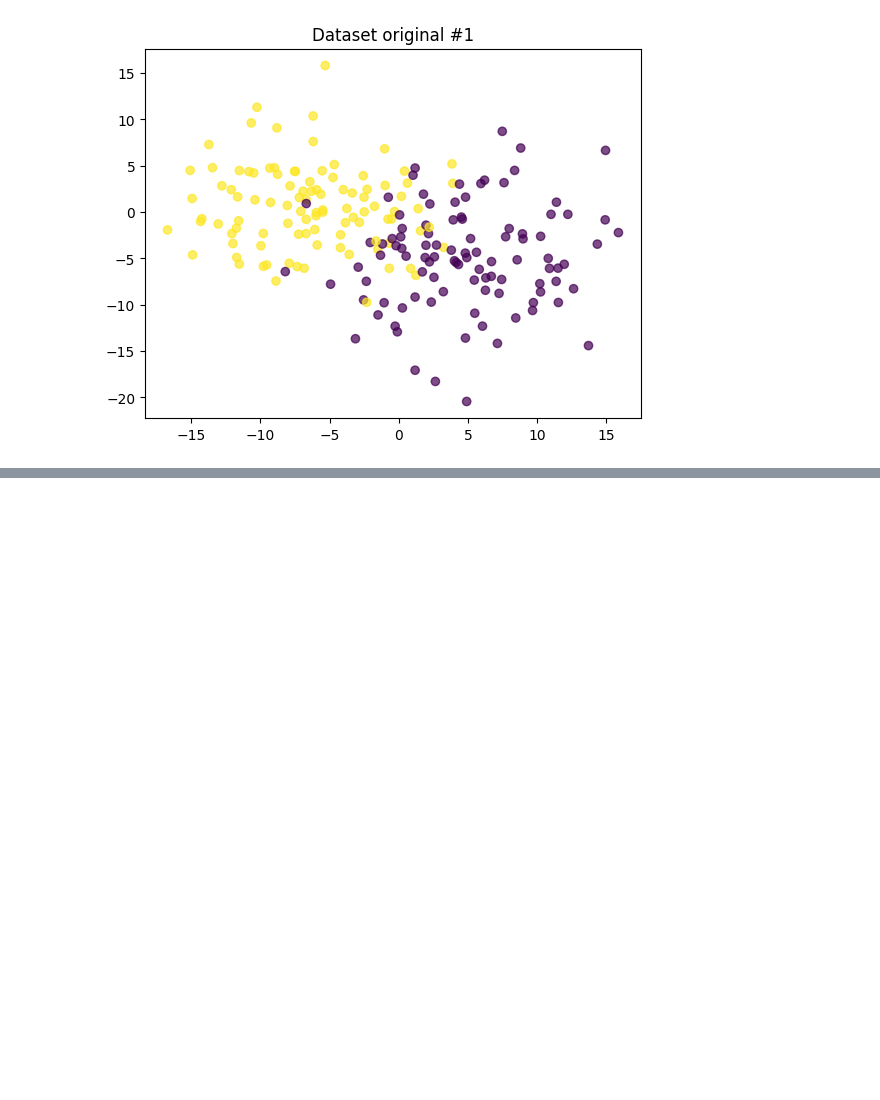
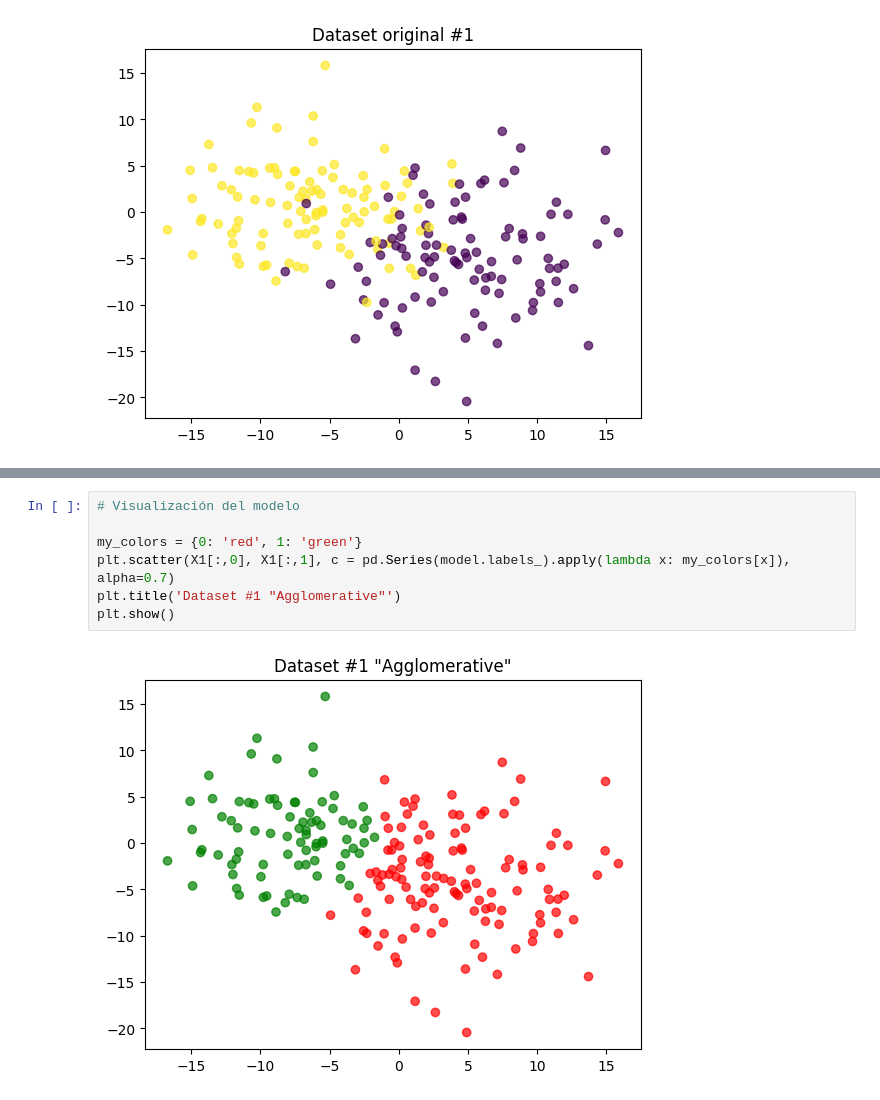
Before and after one commit to BenjaminGMC/sic_ai_2025_jun, a Jupyter notebook: 03machinelearning/clase_16.ipynb, the cells around one changed output, grey strips where cells are left out. Drawn from its saved outputs; the diff is of its cells as text; blank space fills up the shorter version.

```diff
--- a/03machinelearning/clase_16.ipynb
+++ b/03machinelearning/clase_16.ipynb
@@ -14,0 +57,9 @@ plt.show()
+# %%
+# Visualización del modelo
+
+my_colors = {0: 'red', 1: 'green'}
+plt.scatter(X1[:,0], X1[:,1], c = pd.Series(model.labels_).apply(lambda x: my_colors[x]), alpha=0.7)
+plt.title('Dataset #1 "Agglomerative"')
+plt.show()
+# %% [output]
+[figure, added]
```
Also changed, not shown: parts of 9 cells of this notebook.
